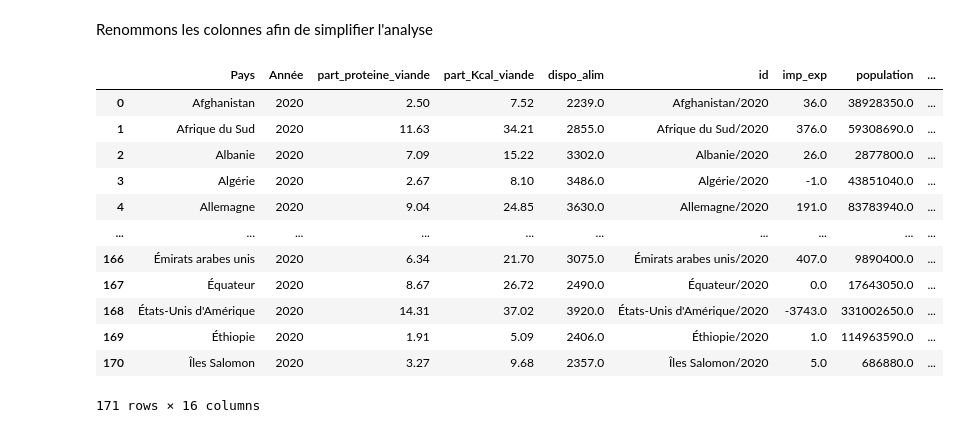
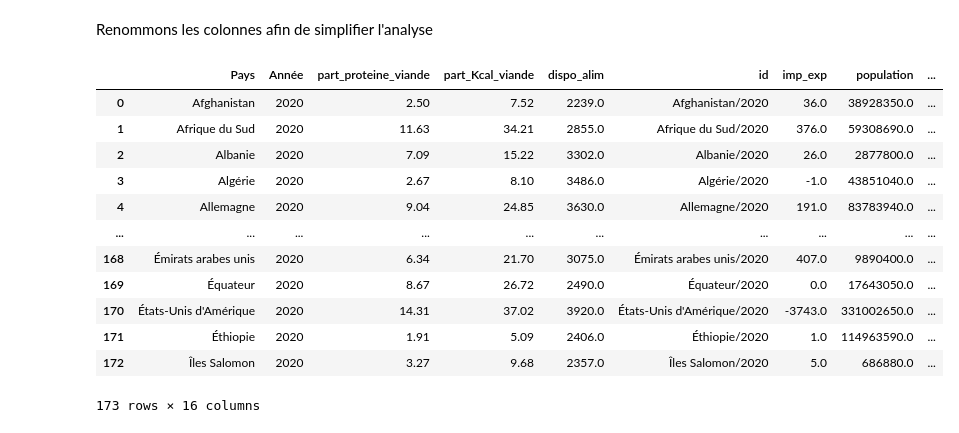
Before and after one commit to Sumoka14/Projet-n-9, a Jupyter notebook: Projet n°9 Nettoyage.ipynb, the cells around one changed output. Saved outputs shown, nothing was run; the diff lists cells and outputs as text; code cells hidden in the pictures.

```diff
--- a/Projet n°9 Nettoyage.ipynb
+++ b/Projet n°9 Nettoyage.ipynb
@@ -758,3 +758,10 @@ df = pd.merge(df, stabEvo[['Pays', 'Stabilité Politique '+str(annee),
+# %%
+medPrec = stabEvo['Stabilité Politique '+str(annee-1)].median()
+medActu = stabEvo['Stabilité Politique '+str(annee)].median()
+df['Stabilité Politique ' +
+    str(annee)] = df['Stabilité Politique '+str(annee)].fillna(medActu)
+df['Stabilité Politique évolution (%)'] = df['Stabilité Politique évolution (%)'].fillna(
+    100*(medActu-medPrec)/medPrec)
 # %%
 df.describe()
 # %% [output]
@@ -778,5 +777,3 @@ On va supprimer cette ligne
-# %%
-df = df[df['Stabilité Politique évolution (%)'] != np.inf]
 # %%
 df
 # %% [output]
@@ -835,0 +833,4 @@ Encore une fois, on ignore les 66 pays qui n'apparaissent pas dans une table ou
+# %%
+pibChine = pd.read_csv(
+    'data\OCDE_PIB_Chine_2018_2020.csv').query('LOCATION=="CHN"')
+pibChine
@@ -836,3 +843,12 @@ Encore une fois, on ignore les 66 pays qui n'apparaissent pas dans une table ou
+# %%
+PIB_CHN_prec = pibChine.query('TIME==(@annee-1)')['Value'].iloc[0]
+PIB_CHN_actu = pibChine.query('TIME==(@annee)')['Value'].iloc[0]
+ligne = ['Chine, continentale', PIB_CHN_prec, PIB_CHN_actu,
+         100*(PIB_CHN_actu-PIB_CHN_prec)/PIB_CHN_prec]
+colonne = ['Pays', 'Pib/Habitant ($/habitant) '+str(annee-1),
+           'Pib/Habitant ($/habitant) '+str(annee), 'PIB évolution (%)']
+ligne = pd.DataFrame([ligne], columns=colonne)
+pibEvo = pd.concat([pibEvo, ligne], ignore_index=True)
 # %%
 checkUnusedId(df, pibEvo, 'Pays', 'Pays')
 df = pd.merge(df, pibEvo[['Pays', 'Pib/Habitant ($/habitant) ' +
@@ -926,29 +943,29 @@ Renommons les colonnes afin de simplifier l'analyse
 # %%
 df = df.rename(columns={"Part de la viande en protéine (%)": "part_proteine_viande",
                         "Part de la viande en Kcal (%)": "part_Kcal_viande",
                         "Disponibilité alimentaire (Kcal/personne/jour)": "dispo_alim",
                         "import-export (milliers de tonnes)": "imp_exp",
                         "Population "+str(annee): "population",
                         "Population évolution (%)": "population_evo",
                         "Stabilité Politique "+str(annee): "stab_pol",
                         "Stabilité Politique évolution (%)": "stab_pol_evo",
                         "Pib/Habitant ($/habitant) "+str(annee): "pib_hab",
                         "PIB évolution (%)": "pib_evo",
                         "PIB": "pib",
                         "Tonnes de viande de poulet produite": "poulet_pdt",
-                        "Milliers de poulets": "nb_poulets", })
+                        "Milliers de poulets": "nb_poulets"})
 df
 # %% [output]
 |  | Pays | Année | part_proteine_viande | part_Kcal_viande | dispo_alim | id | imp_exp | population | ... |
 | 0 | Afghanistan | 2020 | 2.50 | 7.52 | 2239.0 | Afghanistan/2020 | 36.0 | 38928350.0 | ... |
 | 1 | Afrique du Sud | 2020 | 11.63 | 34.21 | 2855.0 | Afrique du Sud/2020 | 376.0 | 59308690.0 | ... |
 | 2 | Albanie | 2020 | 7.09 | 15.22 | 3302.0 | Albanie/2020 | 26.0 | 2877800.0 | ... |
 | 3 | Algérie | 2020 | 2.67 | 8.10 | 3486.0 | Algérie/2020 | -1.0 | 43851040.0 | ... |
 | 4 | Allemagne | 2020 | 9.04 | 24.85 | 3630.0 | Allemagne/2020 | 191.0 | 83783940.0 | ... |
 | ... | ... | ... | ... | ... | ... | ... | ... | ... | ... |
-| 166 | Émirats arabes unis | 2020 | 6.34 | 21.70 | 3075.0 | Émirats arabes unis/2020 | 407.0 | 9890400.0 | ... |
-| 167 | Équateur | 2020 | 8.67 | 26.72 | 2490.0 | Équateur/2020 | 0.0 | 17643050.0 | ... |
-| 168 | États-Unis d'Amérique | 2020 | 14.31 | 37.02 | 3920.0 | États-Unis d'Amérique/2020 | -3743.0 | 331002650.0 | ... |
-| 169 | Éthiopie | 2020 | 1.91 | 5.09 | 2406.0 | Éthiopie/2020 | 1.0 | 114963590.0 | ... |
-| 170 | Îles Salomon | 2020 | 3.27 | 9.68 | 2357.0 | Îles Salomon/2020 | 5.0 | 686880.0 | ... |
+| 168 | Émirats arabes unis | 2020 | 6.34 | 21.70 | 3075.0 | Émirats arabes unis/2020 | 407.0 | 9890400.0 | ... |
+| 169 | Équateur | 2020 | 8.67 | 26.72 | 2490.0 | Équateur/2020 | 0.0 | 17643050.0 | ... |
+| 170 | États-Unis d'Amérique | 2020 | 14.31 | 37.02 | 3920.0 | États-Unis d'Amérique/2020 | -3743.0 | 331002650.0 | ... |
+| 171 | Éthiopie | 2020 | 1.91 | 5.09 | 2406.0 | Éthiopie/2020 | 1.0 | 114963590.0 | ... |
+| 172 | Îles Salomon | 2020 | 3.27 | 9.68 | 2357.0 | Îles Salomon/2020 | 5.0 | 686880.0 | ... |
-171 rows × 16 columns
+173 rows × 16 columns
```
Also changed, not shown: parts of 17 cells of this notebook.
